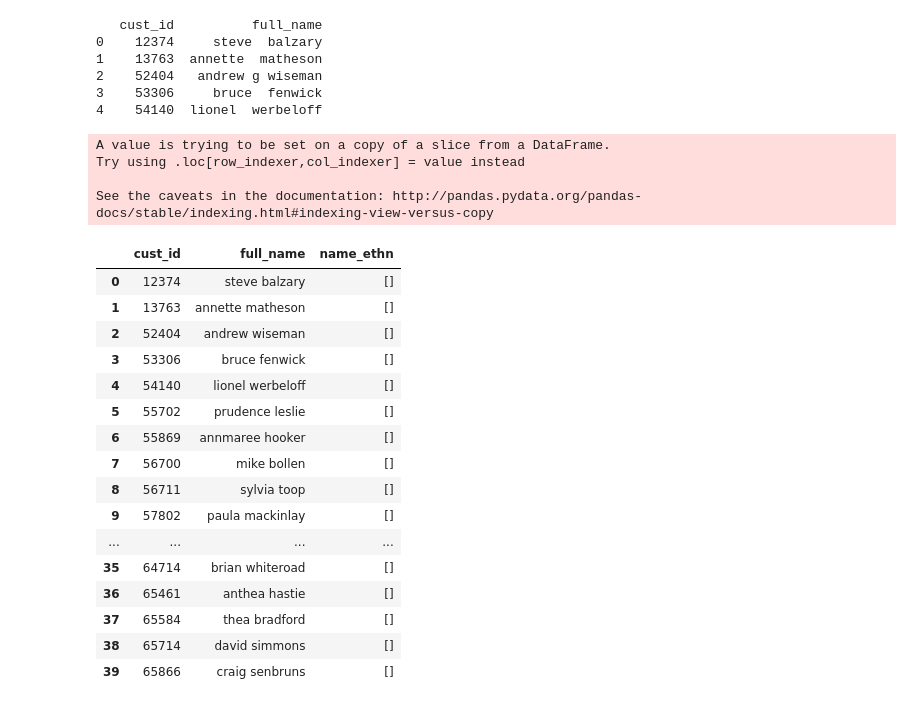
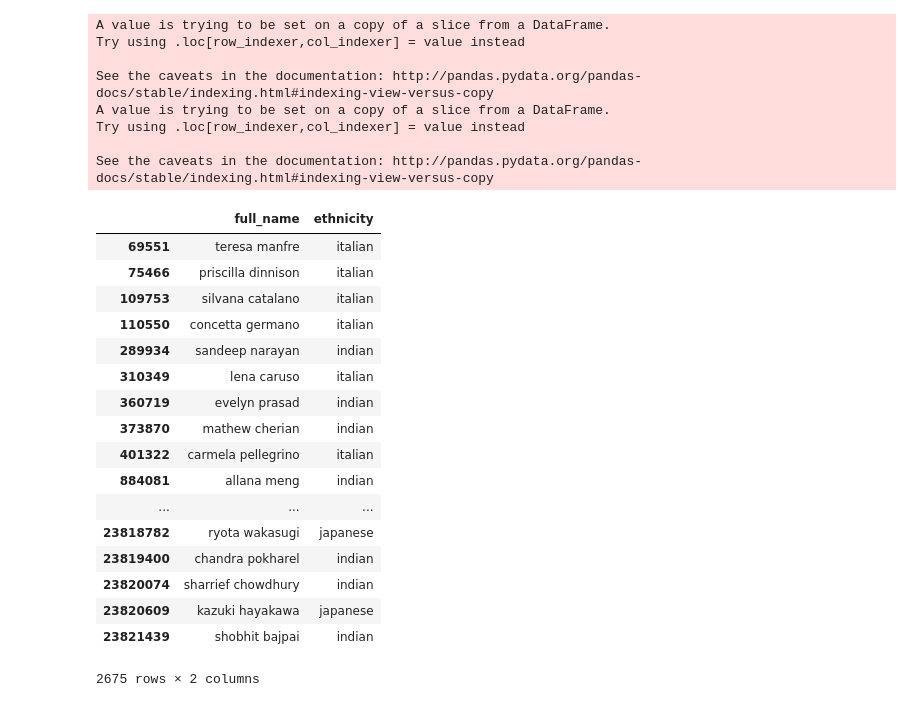
Before and after one commit to eeghor/ethnicity_detector, a Jupyter notebook: ethnicity-detector.ipynb, the cells around one changed output. Cells and saved outputs as stored; diff of their text form; code cells hidden in the pictures.

Commit message:
added italian

```diff
--- a/ethnicity-detector.ipynb
+++ b/ethnicity-detector.ipynb
@@ -113,35 +162,32 @@ class EthnicityDetector(object):
 # %%
 df = pd.read_csv("/Users/ik/Data/temp/sample_new_customer_names.csv")
-ed = EthnicityDetector(df, ["indian", "filipino"])
+ed = (EthnicityDetector(df, ["indian", "filipino", "japanese", "arabic", "italian"])
+                                                    .clean_input())
+ed.find_ethnicity_candidates().pick_ethnicity()
 # %% [output]
-   cust_id          full_name
-0    12374     steve  balzary
-1    13763  annette  matheson
-2    52404   andrew g wiseman
-3    53306     bruce  fenwick
-4    54140  lionel  werbeloff
+A value is trying to be set on a copy of a slice from a DataFrame.
+Try using .loc[row_indexer,col_indexer] = value instead
+
+See the caveats in the documentation: http://pandas.pydata.org/pandas-docs/stable/indexing.html#indexing-view-versus-copy
+A value is trying to be set on a copy of a slice from a DataFrame.
+Try using .loc[row_indexer,col_indexer] = value instead
+
+See the caveats in the documentation: http://pandas.pydata.org/pandas-docs/stable/indexing.html#indexing-view-versus-copy
+|  | full_name | ethnicity |
+| 69551 | teresa manfre | italian |
+| 75466 | priscilla dinnison | italian |
+| 109753 | silvana catalano | italian |
+| 110550 | concetta germano | italian |
+| 289934 | sandeep narayan | indian |
+| 310349 | lena caruso | italian |
+| 360719 | evelyn prasad | indian |
+| 373870 | mathew cherian | indian |
+| 401322 | carmela pellegrino | italian |
+| 884081 | allana meng | indian |
+| ... | ... | ... |
+| 23818782 | ryota wakasugi | japanese |
+| 23819400 | chandra pokharel | indian |
+| 23820074 | sharrief chowdhury | indian |
+| 23820609 | kazuki hayakawa | japanese |
+| 23821439 | shobhit bajpai | indian |
+2675 rows × 2 columns
-# %%
-ed._create_ethnic_dicts()._clean_input()._find_in_name()
-ed.input_df.head(40)
-# %% [output]
-A value is trying to be set on a copy of a slice from a DataFrame.
-Try using .loc[row_indexer,col_indexer] = value instead
-
-See the caveats in the documentation: http://pandas.pydata.org/pandas-docs/stable/indexing.html#indexing-view-versus-copy
-|  | cust_id | full_name | name_ethn |
-| 0 | 12374 | steve balzary | [] |
-| 1 | 13763 | annette matheson | [] |
-| 2 | 52404 | andrew wiseman | [] |
-| 3 | 53306 | bruce fenwick | [] |
-| 4 | 54140 | lionel werbeloff | [] |
-| 5 | 55702 | prudence leslie | [] |
-| 6 | 55869 | annmaree hooker | [] |
-| 7 | 56700 | mike bollen | [] |
-| 8 | 56711 | sylvia toop | [] |
-| 9 | 57802 | paula mackinlay | [] |
-| ... | ... | ... | ... |
-| 35 | 64714 | brian whiteroad | [] |
-| 36 | 65461 | anthea hastie | [] |
-| 37 | 65584 | thea bradford | [] |
-| 38 | 65714 | david simmons | [] |
-| 39 | 65866 | craig senbruns | [] |
```
Also changed, not shown: parts of 1 cell of this notebook, 3 other files.
